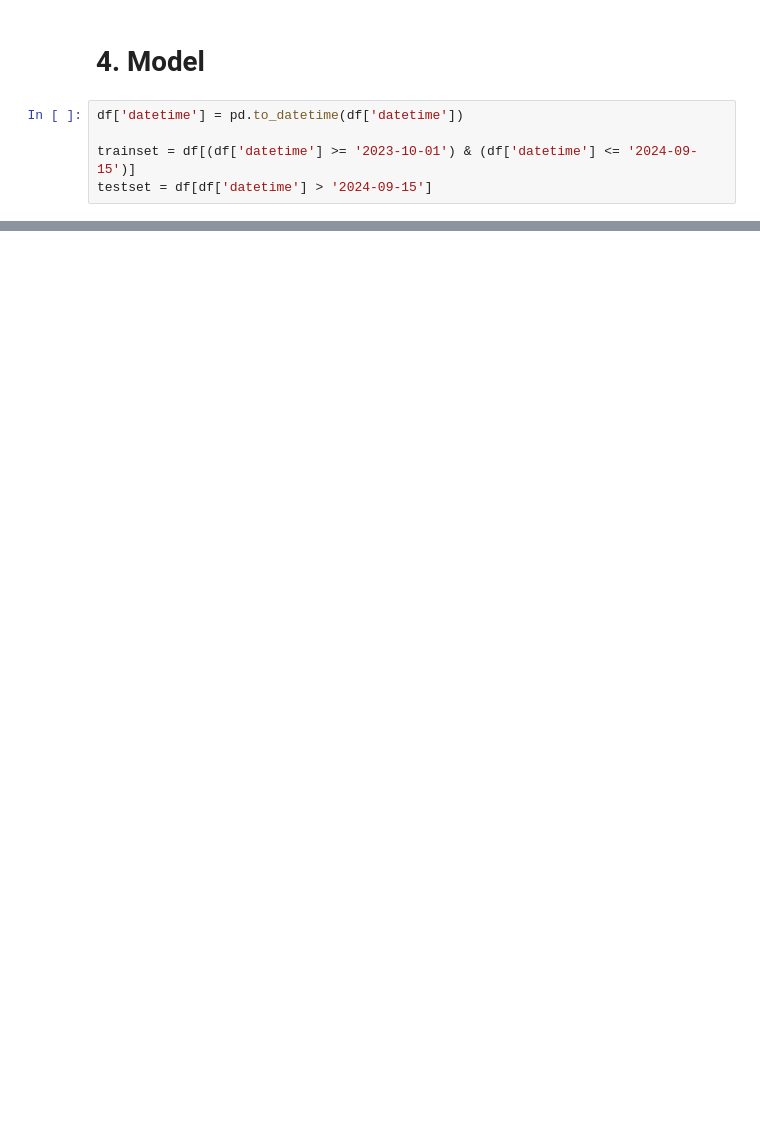
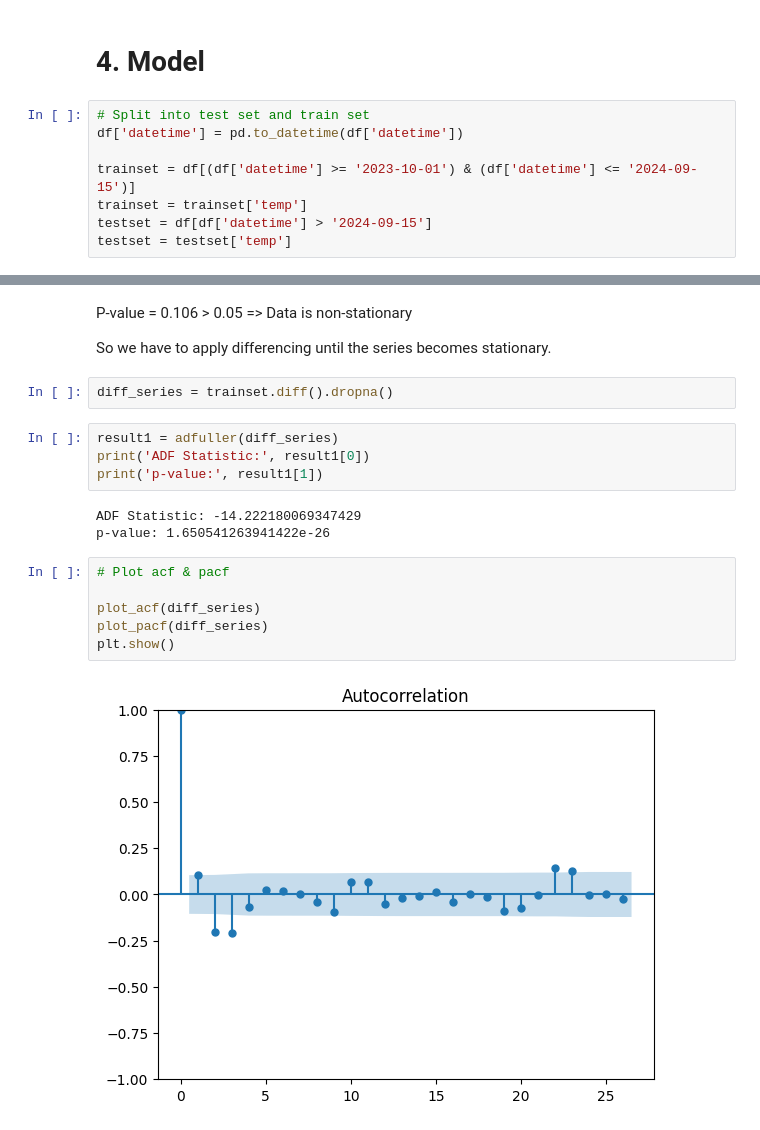
Before and after one commit to LeLoc-126/Time_series, a Jupyter notebook: midterm.ipynb, the cells around one changed output, grey strips where cells are left out. Saved outputs shown, nothing was run; the diff lists cells and outputs as text; blank space fills up the shorter version.

```diff
--- a/midterm.ipynb
+++ b/midterm.ipynb
@@ -66,10 +79,13 @@ df.describe()
 # %% [markdown]
 # 4. Model
 # %%
+# Split into test set and train set
 df['datetime'] = pd.to_datetime(df['datetime'])
 
 trainset = df[(df['datetime'] >= '2023-10-01') & (df['datetime'] <= '2024-09-15')]
+trainset = trainset['temp']
 testset = df[df['datetime'] > '2024-09-15']
+testset = testset['temp']
 # %%
 from statsmodels.tsa.stattools import adfuller
 
@@ -79,3 +95,25 @@ print('p-value:', result[1])
 # %% [output]
 ADF Statistic: -2.538341699833459
 p-value: 0.10642184218869566
+# %% [markdown]
+P-value  = 0.106 > 0.05
+=> Data is non-stationary
+
+So we have to apply differencing until the series becomes stationary.
+# %%
+diff_series = trainset.diff().dropna()
+# %%
+result1 = adfuller(diff_series)
+print('ADF Statistic:', result1[0])
+print('p-value:', result1[1])
+# %% [output]
+ADF Statistic: -14.222180069347429
+p-value: 1.650541263941422e-26
+# %%
+# Plot acf & pacf
+
+plot_acf(diff_series)
+plot_pacf(diff_series)
+plt.show()
+# %% [output]
+[figure, added]
```
Also changed, not shown: parts of 8 cells of this notebook, 1 other file.
